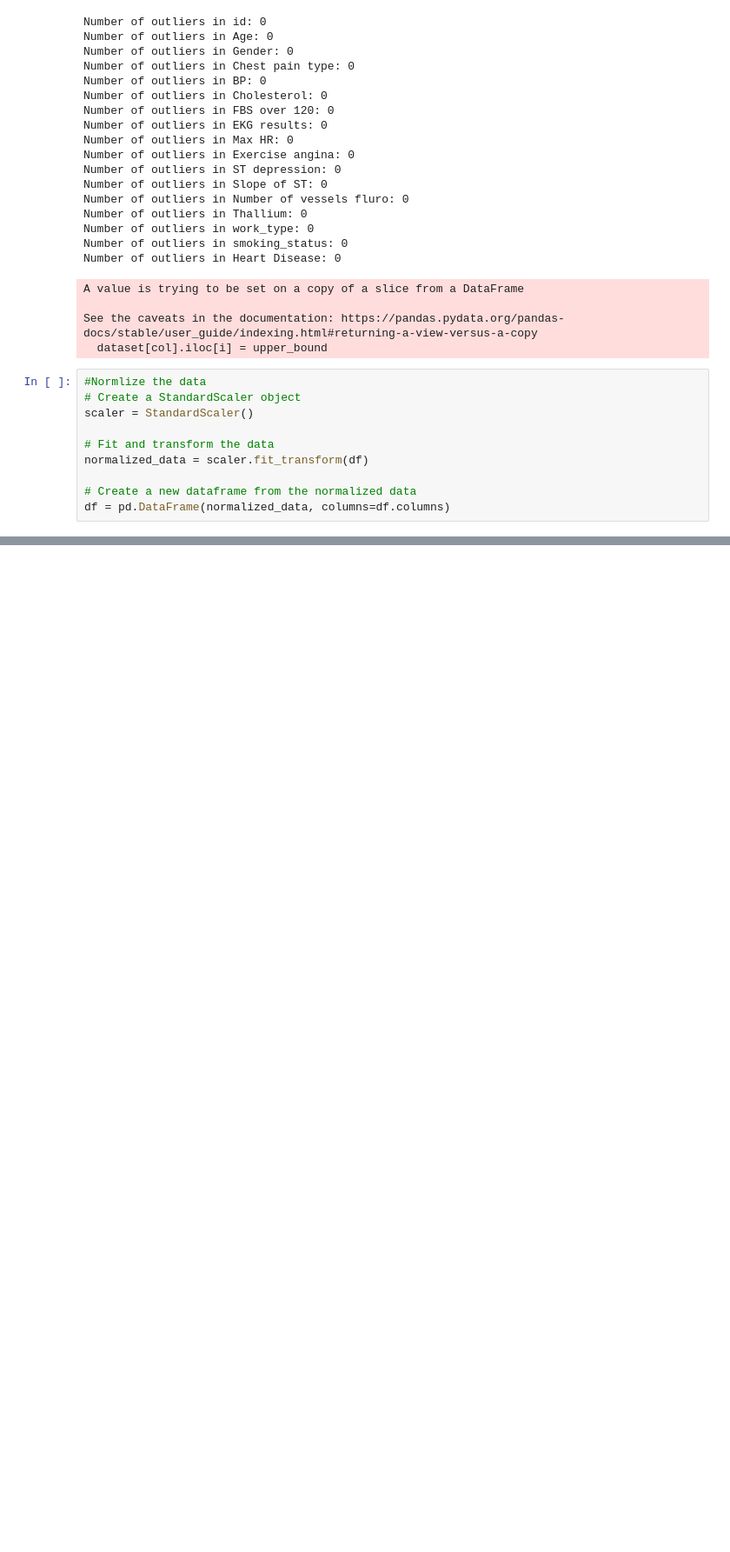
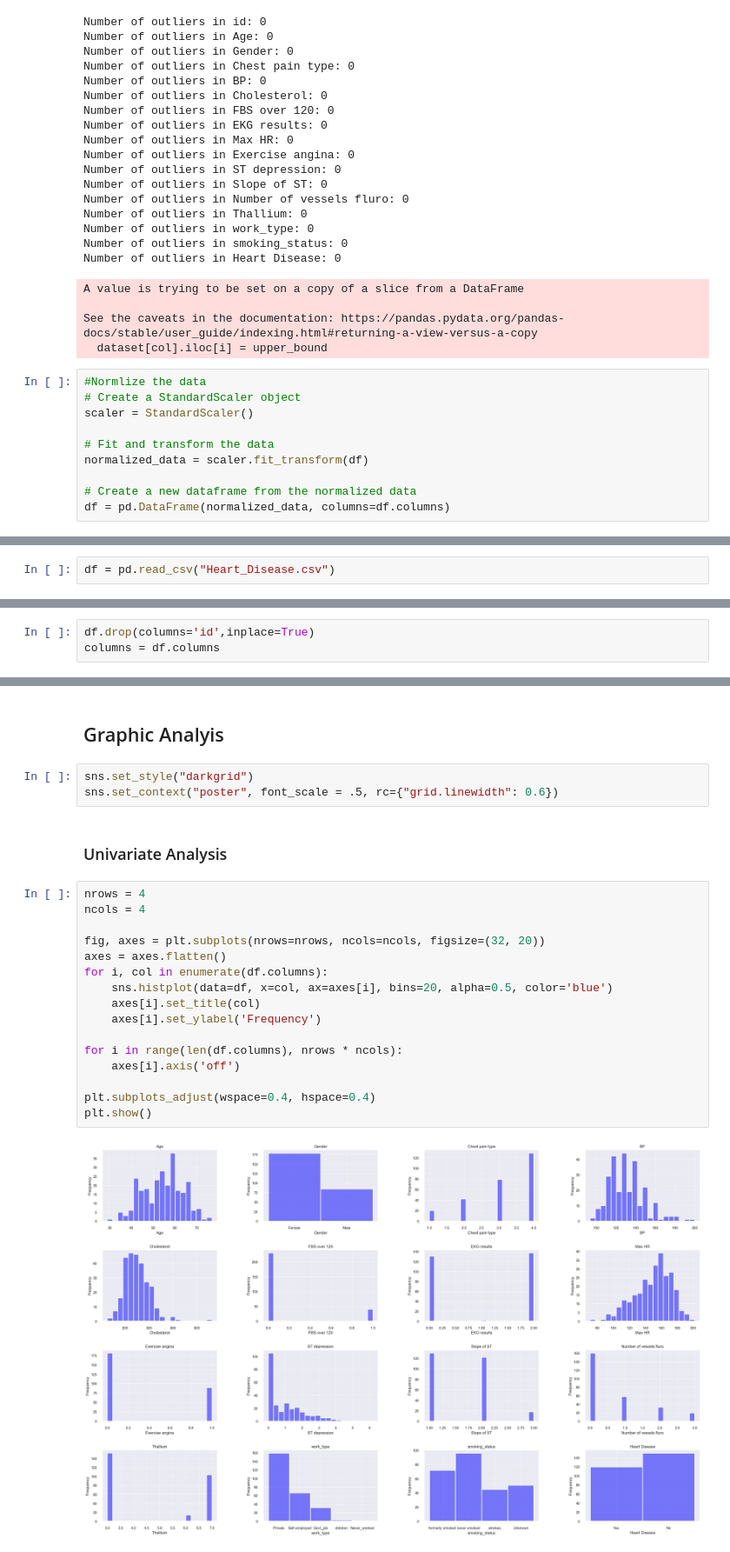
Before and after one commit to Jonathan-Monir/Heart-Disease-Prediction, a Jupyter notebook: Heart_Disease.ipynb, the cells around one changed output, grey strips where cells are left out. Shown at 87% size. Drawn from its saved outputs; the diff is of its cells as text; blank space fills up the shorter version.

Commit message:
Finishing Data Analysis

```diff
--- a/Heart_Disease.ipynb
+++ b/Heart_Disease.ipynb
@@ -268,0 +276,2 @@ df.head()
+# %%
+df = pd.read_csv("Heart_Disease.csv")
@@ -268,0 +284,3 @@ df.head()
+# %%
+df.drop(columns='id',inplace=True)
+columns = df.columns
@@ -268,0 +341,25 @@ df.head()
+# %% [markdown]
+## Graphic Analyis
+# %%
+sns.set_style("darkgrid")
+sns.set_context("poster", font_scale = .5, rc={"grid.linewidth": 0.6})
+# %% [markdown]
+### Univariate Analysis
+# %%
+nrows = 4
+ncols = 4
+
+fig, axes = plt.subplots(nrows=nrows, ncols=ncols, figsize=(32, 20))
+axes = axes.flatten()
+for i, col in enumerate(df.columns):
+    sns.histplot(data=df, x=col, ax=axes[i], bins=20, alpha=0.5, color='blue')
+    axes[i].set_title(col)
+    axes[i].set_ylabel('Frequency')
+
+for i in range(len(df.columns), nrows * ncols):
+    axes[i].axis('off')
+
+plt.subplots_adjust(wspace=0.4, hspace=0.4)
+plt.show()
+# %% [output]
+[figure, added]
```
Also changed, not shown: parts of 53 cells of this notebook.
